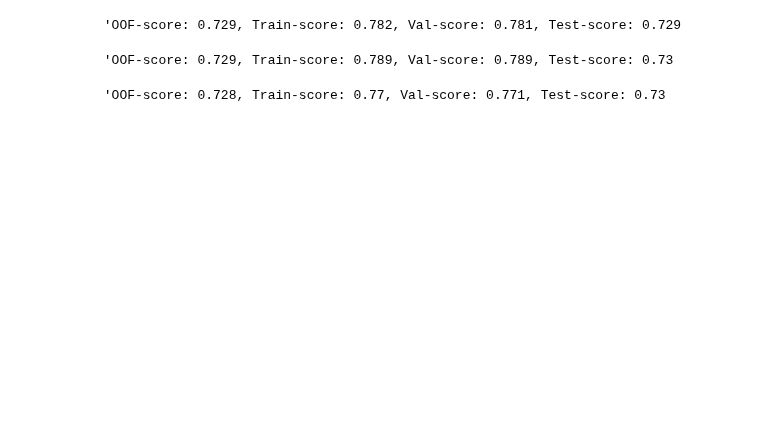
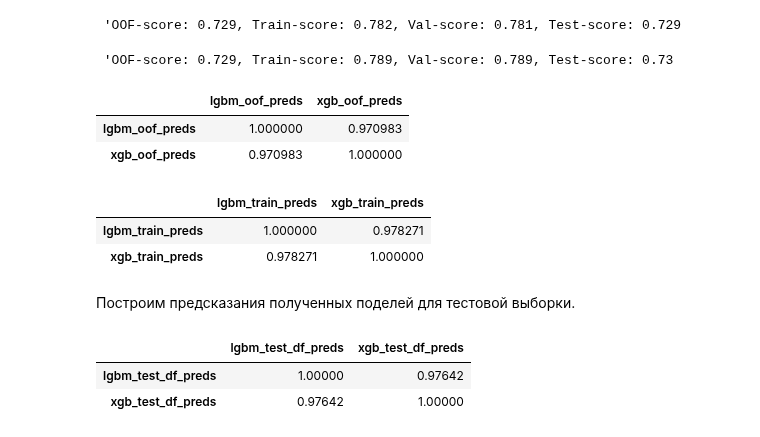
Before and after one commit to evelisko/GB_SDA_Kaggle, a Jupyter notebook: Lesson 7/HW_kaggle_lesson_7.ipynb, the cells around one changed output. Saved outputs shown, nothing was run; the diff lists cells and outputs as text; code cells hidden in the pictures; blank space fills up the shorter version.

```diff
--- a/Lesson 7/HW_kaggle_lesson_7.ipynb
+++ b/Lesson 7/HW_kaggle_lesson_7.ipynb
@@ -439,8 +414,8 @@ def make_cross_validation(X: pd.DataFrame,
 
         estimator.fit(x_train, y_train,
                       eval_set=[(x_train, y_train), (x_valid, y_valid)],
-                    #   verbose=False
-                      verbose=100
+                    # verbose=False
+                      verbose=450
                       )
         y_train_pred = estimator.predict_proba(x_train)[:,1]
         y_valid_pred = estimator.predict_proba(x_valid)[:,1]
@@ -529,7 +504,7 @@ def evalute_model(df, estimator: object, metric: callable, model_name='',  is_KF
 
         print(f"\r\n 'OOF-score: {round(oof_score, 3)}, Train-score: {round(train_score, 3)}, Val-score: {round(val_score, 3)}, Test-score: {round(test_score, 3)}")
 
-        return estimator, y_pred_test
+        return estimator, oof_predictions, y_pred_train, y_pred_val, y_pred_test
 #-------------------------------------
     else:
 #-------------------------------------
@@ -614,7 +572,7 @@ model_name = 'lgbm_model'; is_KFold = True; is_fulling_delay=False
 
 df = df_prepare(train_df,join_type='left', is_fulling_delay=is_fulling_delay)
 
-lgbm_estimator, lgbm_preds = evalute_model(df, lgbm_model, metric=roc_auc_score, model_name=model_name, is_KFold=is_KFold, is_balanced=False)
+lgbm_estimator, lgbm_oof_preds, lgbm_train_preds, lgbm_val_preds, lgbm_test_preds  = evalute_model(df, lgbm_model, metric=roc_auc_score, model_name=model_name, is_KFold=is_KFold, is_balanced=False)
 # %% [output]
  'OOF-score: 0.729, Train-score: 0.782, Val-score: 0.781, Test-score: 0.729
 # %%
@@ -626,10 +584,28 @@ xgb_estimator, xgb_preds = evalute_model(df, xgb_model, metric=roc_auc_score, mo
 # %% [output]
  'OOF-score: 0.729, Train-score: 0.789, Val-score: 0.789, Test-score: 0.73
-# %%
-model_name = 'catb_model'; is_KFold = True; is_fulling_delay=False
-
-df = df_prepare(train_df,join_type='left', is_fulling_delay=is_fulling_delay)
-
-catb_estimator, catb_preds = evalute_model(df, catb_model, metric=roc_auc_score,model_name=model_name, is_KFold=is_KFold, is_balanced=False)
-# %% [output]
- 'OOF-score: 0.728, Train-score: 0.77, Val-score: 0.771, Test-score: 0.73
+# %%
+scores = pd.DataFrame({
+    "lgbm_oof_preds": lgbm_oof_preds,
+    "xgb_oof_preds": xgb_oof_preds,
+})
+
+oof_corr = scores.corr()
+oof_corr
+# %% [output]
+|  | lgbm_oof_preds | xgb_oof_preds |
+| lgbm_oof_preds | 1.000000 | 0.970983 |
+| xgb_oof_preds | 0.970983 | 1.000000 |
+# %%
+scores = pd.DataFrame({
+    "lgbm_train_preds": lgbm_train_preds,
+    "xgb_train_preds": xgb_train_preds,
+})
+
+train_corr = scores.corr()
+train_corr
+# %% [output]
+|  | lgbm_train_preds | xgb_train_preds |
+| lgbm_train_preds | 1.000000 | 0.978271 |
+| xgb_train_preds | 0.978271 | 1.000000 |
+# %% [markdown]
+Построим предсказания полученных поделей для тестовой выборки.
@@ -635,0 +635,12 @@ catb_estimator, catb_preds = evalute_model(df, catb_model, metric=roc_auc_score,
+# %%
+scores = pd.DataFrame({
+    "lgbm_test_df_preds": lgbm_test_ds_preds,
+    "xgb_test_df_preds": xgb_test_ds_preds,
+})
+
+test_df_corr = scores.corr()
+test_df_corr
+# %% [output]
+|  | lgbm_test_df_preds | xgb_test_df_preds |
+| lgbm_test_df_preds | 1.00000 | 0.97642 |
+| xgb_test_df_preds | 0.97642 | 1.00000 |
```
Also changed, not shown: parts of 31 cells of this notebook.
